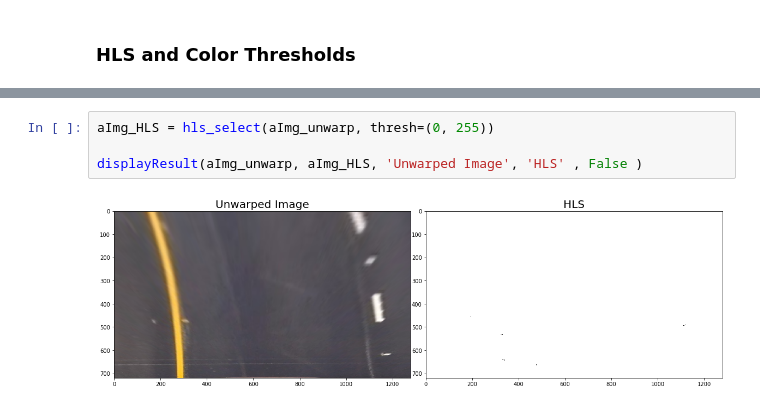
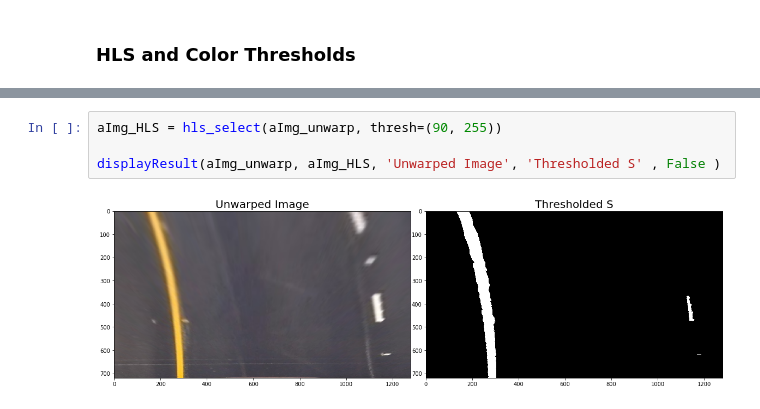
Before and after one commit to linuxairhead/SDC-P3-Advanced-Lane-Lines, a Jupyter notebook: Advanced Lane Lines.ipynb, the cells around one changed output, grey strips where cells are left out. Drawn from its saved outputs; the diff is of its cells as text.

```diff
--- a/Advanced Lane Lines.ipynb
+++ b/Advanced Lane Lines.ipynb
@@ -210,6 +251,6 @@ displayResult(aImg_unwarp, combined, 'Unwarped Image', 'Combined of the Gradient
 # %%
-aImg_HLS = hls_select(aImg_unwarp, thresh=(0, 255))
+aImg_HLS = hls_select(aImg_unwarp, thresh=(90, 255))
 
-displayResult(aImg_unwarp, aImg_HLS, 'Unwarped Image', 'HLS' , False )
+displayResult(aImg_unwarp, aImg_HLS, 'Unwarped Image', 'Thresholded S' , False )
 # %% [output]
-[figure, old version]
+[figure, new version]
```
Also changed, not shown: parts of 7 cells of this notebook, 1 other file.
